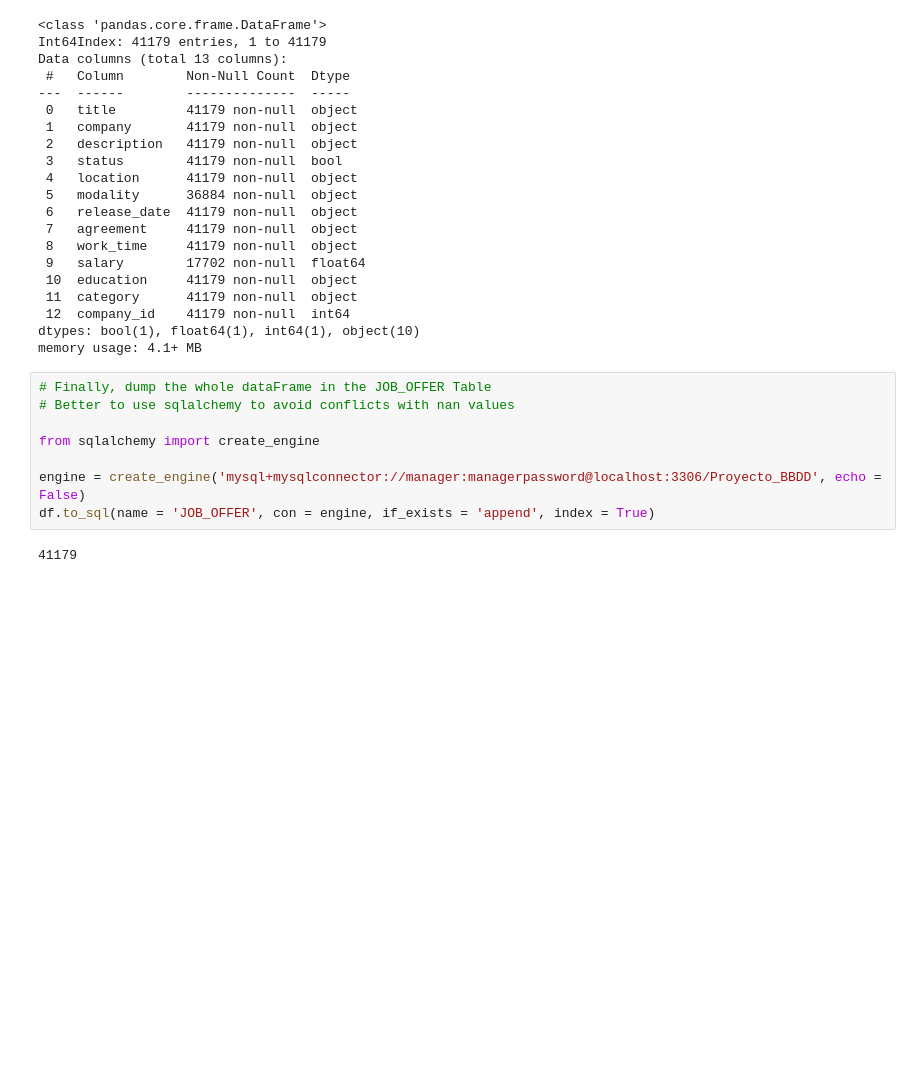
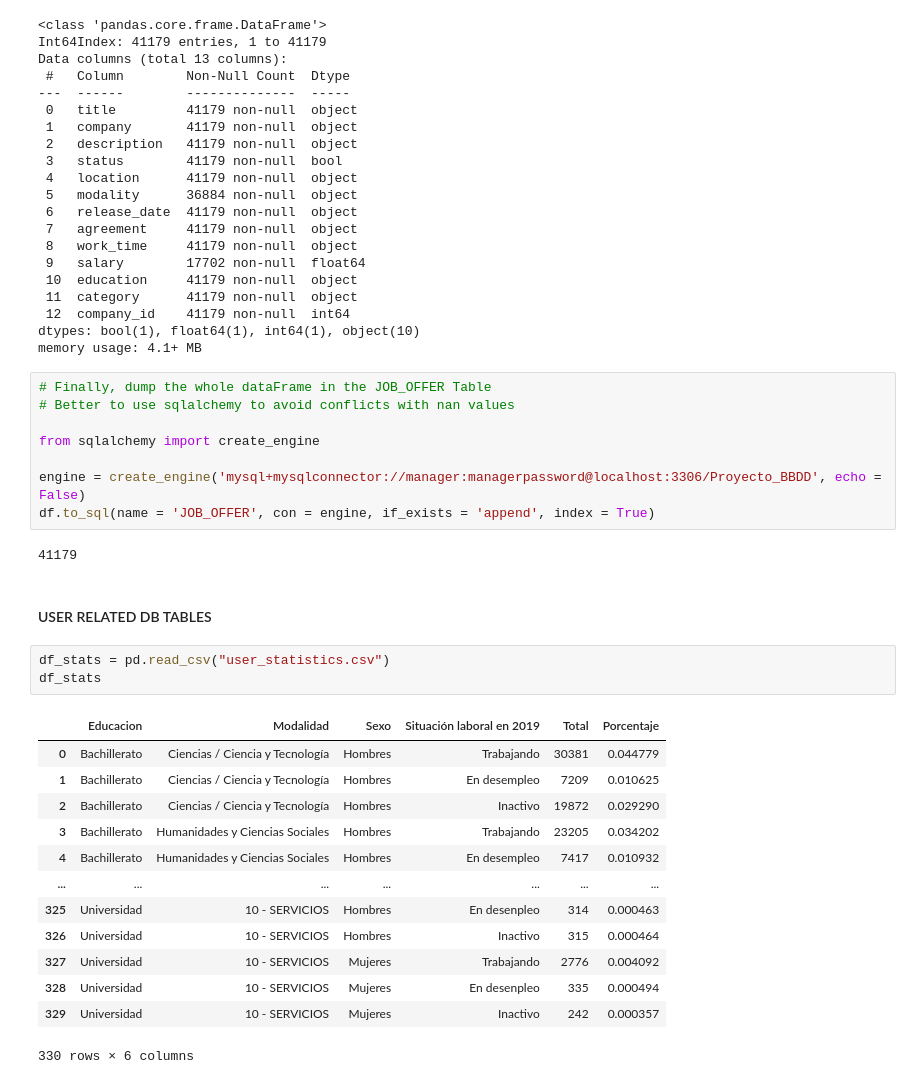
Before and after one commit to GetIn-Exp/BD-Project-2022, a Jupyter notebook: database_model/data_driver.ipynb, the cells around one changed output. Saved outputs shown, nothing was run; the diff lists cells and outputs as text; blank space fills up the shorter version.

```diff
--- a/database_model/data_driver.ipynb
+++ b/database_model/data_driver.ipynb
@@ -159,3 +177,22 @@ engine = create_engine('mysql+mysqlconnector://manager:managerpassword@localhost
 df.to_sql(name = 'JOB_OFFER', con = engine, if_exists = 'append', index = True)
 # %% [output]
 41179
+# %% [markdown]
+#### USER RELATED DB TABLES
+# %%
+df_stats = pd.read_csv("user_statistics.csv")
+df_stats
+# %% [output]
+|  | Educacion | Modalidad | Sexo | Situación laboral en 2019 | Total | Porcentaje |
+| 0 | Bachillerato | Ciencias / Ciencia y Tecnología | Hombres | Trabajando | 30381 | 0.044779 |
+| 1 | Bachillerato | Ciencias / Ciencia y Tecnología | Hombres | En desempleo | 7209 | 0.010625 |
+| 2 | Bachillerato | Ciencias / Ciencia y Tecnología | Hombres | Inactivo | 19872 | 0.029290 |
+| 3 | Bachillerato | Humanidades y Ciencias Sociales | Hombres | Trabajando | 23205 | 0.034202 |
+| 4 | Bachillerato | Humanidades y Ciencias Sociales | Hombres | En desempleo | 7417 | 0.010932 |
+| ... | ... | ... | ... | ... | ... | ... |
+| 325 | Universidad | 10 - SERVICIOS | Hombres | En desenpleo | 314 | 0.000463 |
+| 326 | Universidad | 10 - SERVICIOS | Hombres | Inactivo | 315 | 0.000464 |
+| 327 | Universidad | 10 - SERVICIOS | Mujeres | Trabajando | 2776 | 0.004092 |
+| 328 | Universidad | 10 - SERVICIOS | Mujeres | En desenpleo | 335 | 0.000494 |
+| 329 | Universidad | 10 - SERVICIOS | Mujeres | Inactivo | 242 | 0.000357 |
+330 rows × 6 columns
```
Also changed, not shown: parts of 27 cells of this notebook.
